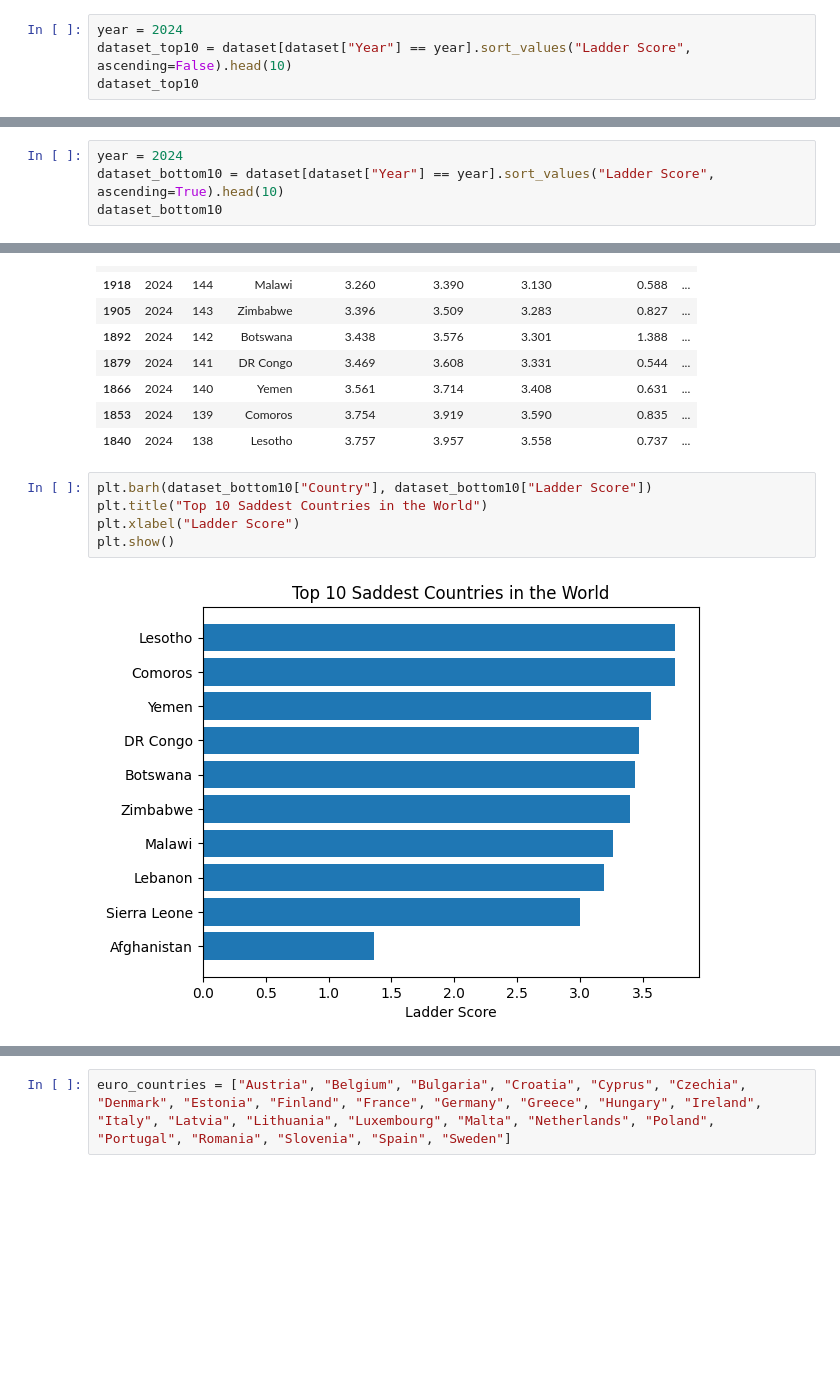
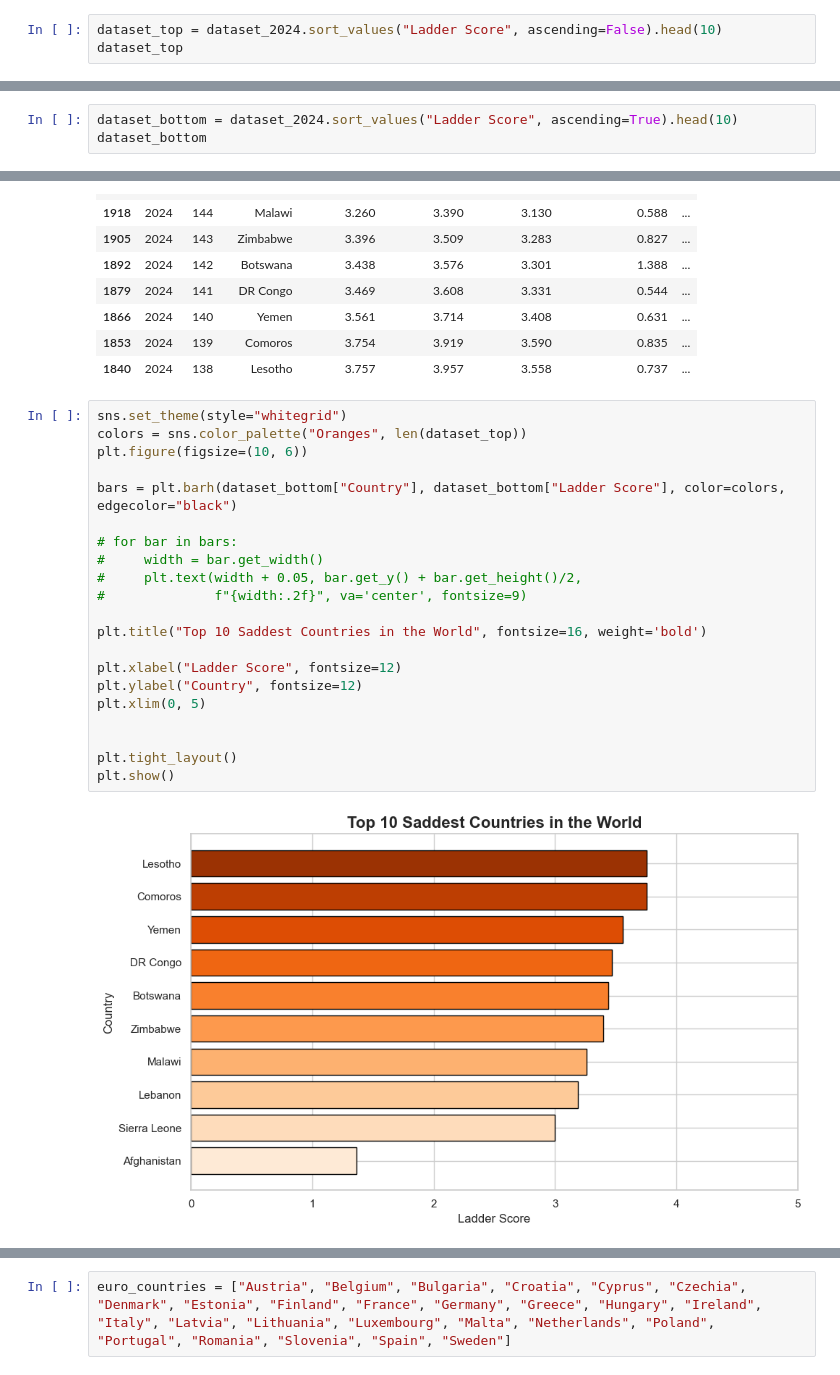
Before and after one commit to matcze/world_happiness, a Jupyter notebook: world_happiness.ipynb, the cells around one changed output, grey strips where cells are left out. Cells and saved outputs as stored; diff of their text form; blank space fills up the shorter version.

```diff
--- a/world_happiness.ipynb
+++ b/world_happiness.ipynb
@@ -43,9 +43,8 @@ dataset_2024
 # %% [markdown]
 Top 10 Happiest Countires in the World!
 # %%
-year = 2024
-dataset_top10 = dataset[dataset["Year"] == year].sort_values("Ladder Score", ascending=False).head(10)
-dataset_top10
+dataset_top = dataset_2024.sort_values("Ladder Score", ascending=False).head(10)
+dataset_top
 # %% [output]
 |  | Year | Rank | Country | Ladder Score | Upperwhisker | Lowerwhisker | Log GDP per capita | ... |
 | 0 | 2024 | 1 | Finland | 7.736 | 7.810 | 7.662 | 1.749 | ... |
@@ -69,9 +84,8 @@ plt.show()
 # %% [markdown]
 Top 10 Saddest Countries in the World!
 # %%
-year = 2024
-dataset_bottom10 = dataset[dataset["Year"] == year].sort_values("Ladder Score", ascending=True).head(10)
-dataset_bottom10
+dataset_bottom = dataset_2024.sort_values("Ladder Score", ascending=True).head(10)
+dataset_bottom
 # %% [output]
 |  | Year | Rank | Country | Ladder Score | Upperwhisker | Lowerwhisker | Log GDP per capita | ... |
 | 1956 | 2024 | 147 | Afghanistan | 1.364 | 1.427 | 1.301 | 0.649 | ... |
@@ -85,9 +99,25 @@ dataset_bottom10
 | 1853 | 2024 | 139 | Comoros | 3.754 | 3.919 | 3.590 | 0.835 | ... |
 | 1840 | 2024 | 138 | Lesotho | 3.757 | 3.957 | 3.558 | 0.737 | ... |
 # %%
-plt.barh(dataset_bottom10["Country"], dataset_bottom10["Ladder Score"])
-plt.title("Top 10 Saddest Countries in the World")
-plt.xlabel("Ladder Score")
+sns.set_theme(style="whitegrid")
+colors = sns.color_palette("Oranges", len(dataset_top))
+plt.figure(figsize=(10, 6))
+
+bars = plt.barh(dataset_bottom["Country"], dataset_bottom["Ladder Score"], color=colors, edgecolor="black")
+
+# for bar in bars:
+#     width = bar.get_width()
+#     plt.text(width + 0.05, bar.get_y() + bar.get_height()/2,
+#              f"{width:.2f}", va='center', fontsize=9)
+
+plt.title("Top 10 Saddest Countries in the World", fontsize=16, weight='bold')
+
+plt.xlabel("Ladder Score", fontsize=12)
+plt.ylabel("Country", fontsize=12)
+plt.xlim(0, 5)
+
+
+plt.tight_layout()
 plt.show()
 # %% [output]
-[figure, old version]
+[figure, new version]
```
Also changed, not shown: parts of 3 cells of this notebook.
